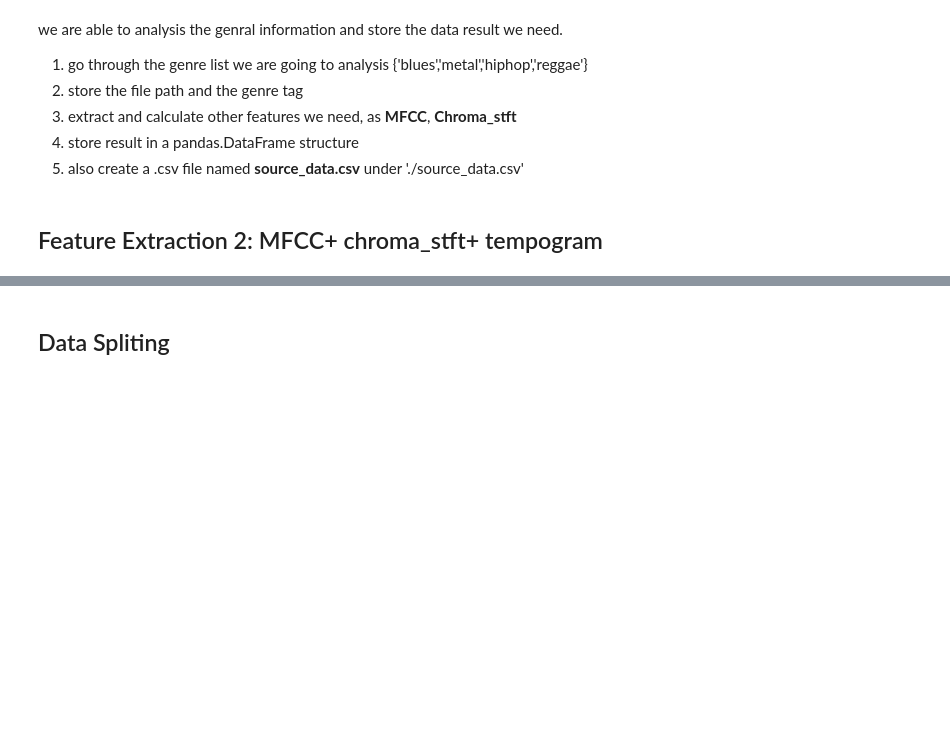
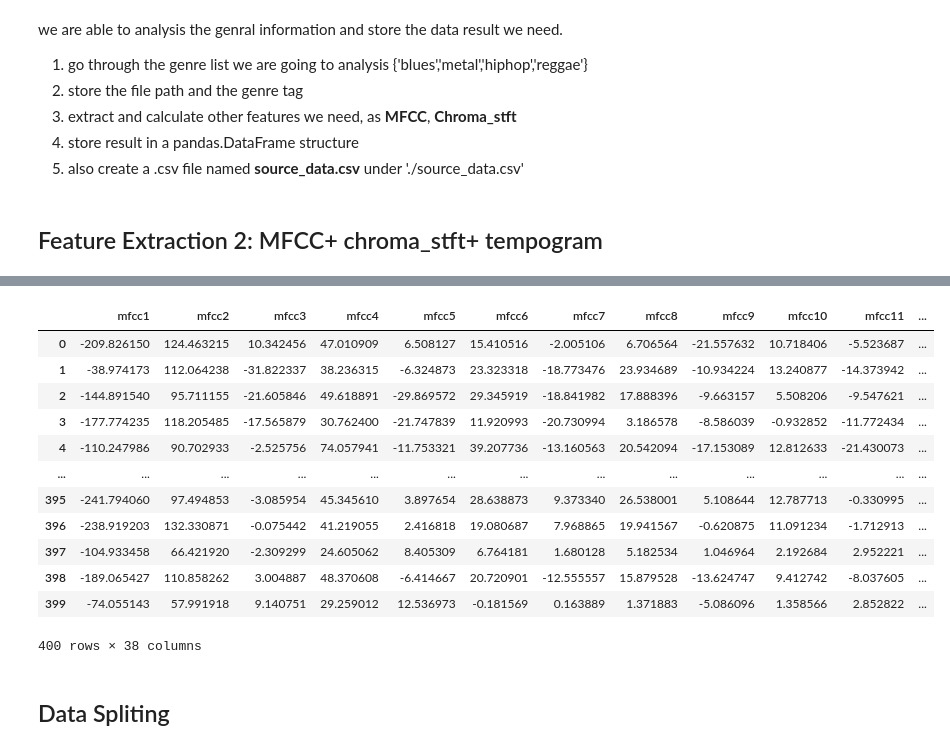
Before and after one commit to yilin10/MusicalGenreClassification, a Jupyter notebook: Assignment1.ipynb, the cells around one changed output, grey strips where cells are left out. Drawn from its saved outputs; the diff is of its cells as text; code cells hidden in the pictures; blank space fills up the shorter version.

```diff
--- a/Assignment1.ipynb
+++ b/Assignment1.ipynb
@@ -221,3 +251,19 @@ features_value.to_csv('./features.csv',sep = '\t', index = False)
+# %%
+features_value
+# %% [output]
+|  | mfcc1 | mfcc2 | mfcc3 | mfcc4 | mfcc5 | mfcc6 | mfcc7 | mfcc8 | mfcc9 | mfcc10 | mfcc11 | ... |
+| 0 | -209.826150 | 124.463215 | 10.342456 | 47.010909 | 6.508127 | 15.410516 | -2.005106 | 6.706564 | -21.557632 | 10.718406 | -5.523687 | ... |
+| 1 | -38.974173 | 112.064238 | -31.822337 | 38.236315 | -6.324873 | 23.323318 | -18.773476 | 23.934689 | -10.934224 | 13.240877 | -14.373942 | ... |
+| 2 | -144.891540 | 95.711155 | -21.605846 | 49.618891 | -29.869572 | 29.345919 | -18.841982 | 17.888396 | -9.663157 | 5.508206 | -9.547621 | ... |
+| 3 | -177.774235 | 118.205485 | -17.565879 | 30.762400 | -21.747839 | 11.920993 | -20.730994 | 3.186578 | -8.586039 | -0.932852 | -11.772434 | ... |
+| 4 | -110.247986 | 90.702933 | -2.525756 | 74.057941 | -11.753321 | 39.207736 | -13.160563 | 20.542094 | -17.153089 | 12.812633 | -21.430073 | ... |
+| ... | ... | ... | ... | ... | ... | ... | ... | ... | ... | ... | ... | ... |
+| 395 | -241.794060 | 97.494853 | -3.085954 | 45.345610 | 3.897654 | 28.638873 | 9.373340 | 26.538001 | 5.108644 | 12.787713 | -0.330995 | ... |
+| 396 | -238.919203 | 132.330871 | -0.075442 | 41.219055 | 2.416818 | 19.080687 | 7.968865 | 19.941567 | -0.620875 | 11.091234 | -1.712913 | ... |
+| 397 | -104.933458 | 66.421920 | -2.309299 | 24.605062 | 8.405309 | 6.764181 | 1.680128 | 5.182534 | 1.046964 | 2.192684 | 2.952221 | ... |
+| 398 | -189.065427 | 110.858262 | 3.004887 | 48.370608 | -6.414667 | 20.720901 | -12.555557 | 15.879528 | -13.624747 | 9.412742 | -8.037605 | ... |
+| 399 | -74.055143 | 57.991918 | 9.140751 | 29.259012 | 12.536973 | -0.181569 | 0.163889 | 1.371883 | -5.086096 | 1.358566 | 2.852822 | ... |
+400 rows × 38 columns
 # %% [markdown]
 
 ## Data Spliting
```
Also changed, not shown: parts of 16 cells of this notebook.
